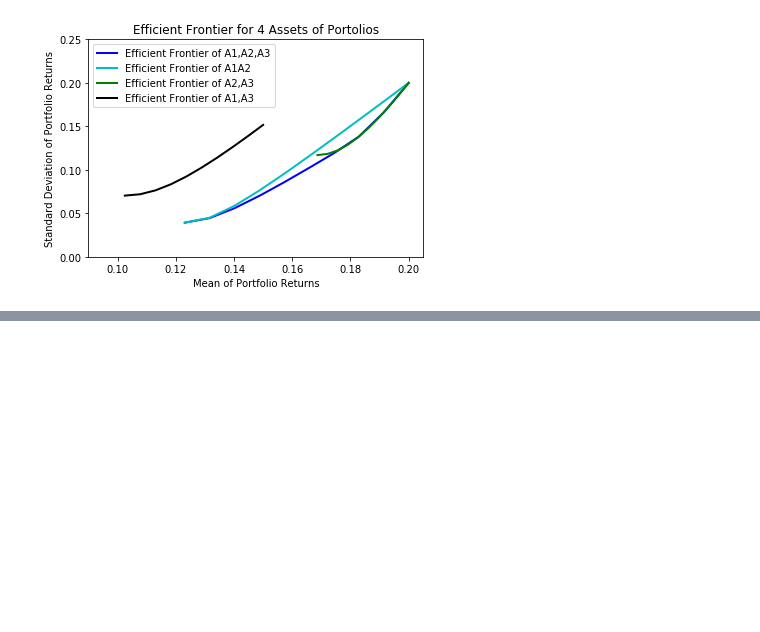
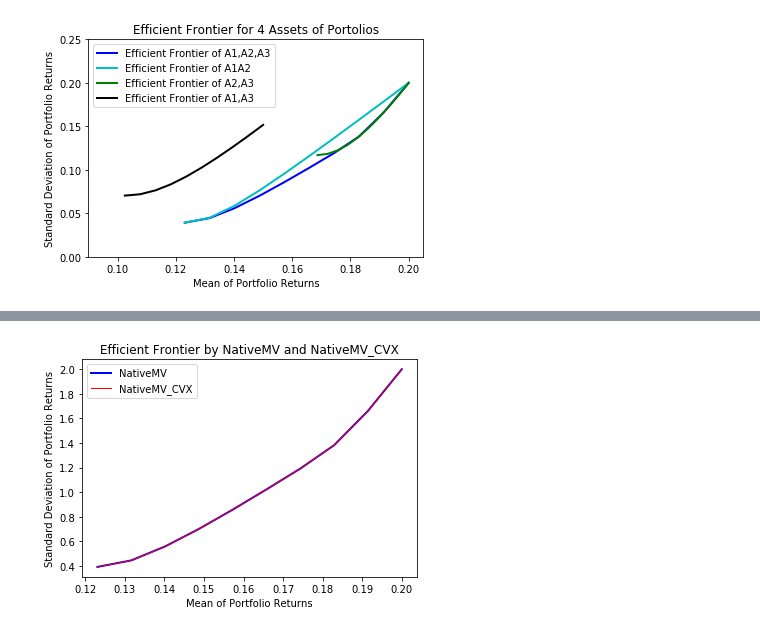
Before and after one commit to Trouble404/Computational-Finance-coursework, a Jupyter notebook: comp6212.ipynb, the cells around one changed output, grey strips where cells are left out. Saved outputs shown, nothing was run; the diff lists cells and outputs as text; code cells hidden in the pictures; blank space fills up the shorter version.

```diff
--- a/comp6212.ipynb
+++ b/comp6212.ipynb
@@ -103,0 +122,24 @@ plt.show()
+# %%
+# obtain data from matlab
+x5 = eng.workspace['PRoR1']
+y5 = eng.workspace['PRisk1']
+x6 = eng.workspace['PRoR2']
+y6 = eng.workspace['PRisk2']
+x7 = eng.workspace['D1']
+y7 = eng.workspace['D2']
+# %%
+f3 = plt.figure(3)
+plt.plot(x5,y5, linewidth = '2', color='b', label = "NativeMV")
+plt.plot(x6,y6, linewidth = '1', color='r', label = "NativeMV_CVX")
+#plt.grid()
+plt.legend(loc='upper left')
+plt.title('Efficient Frontier by NativeMV and NativeMV_CVX')
+plt.ylabel("Standard Deviation of Portfolio Returns")
+plt.xlabel("Mean of Portfolio Returns")
+# plt with same scale
+#plt.ylim(0,0.25)
+#plt.xlim(0.09,0.205)
+plt.savefig("Efficient Frontier by NativeMV and NativeMV_CVX.PNG", dpi = 600)
+plt.show()
+# %% [output]
+[figure, added]
```
Also changed, not shown: parts of 5 cells of this notebook.
